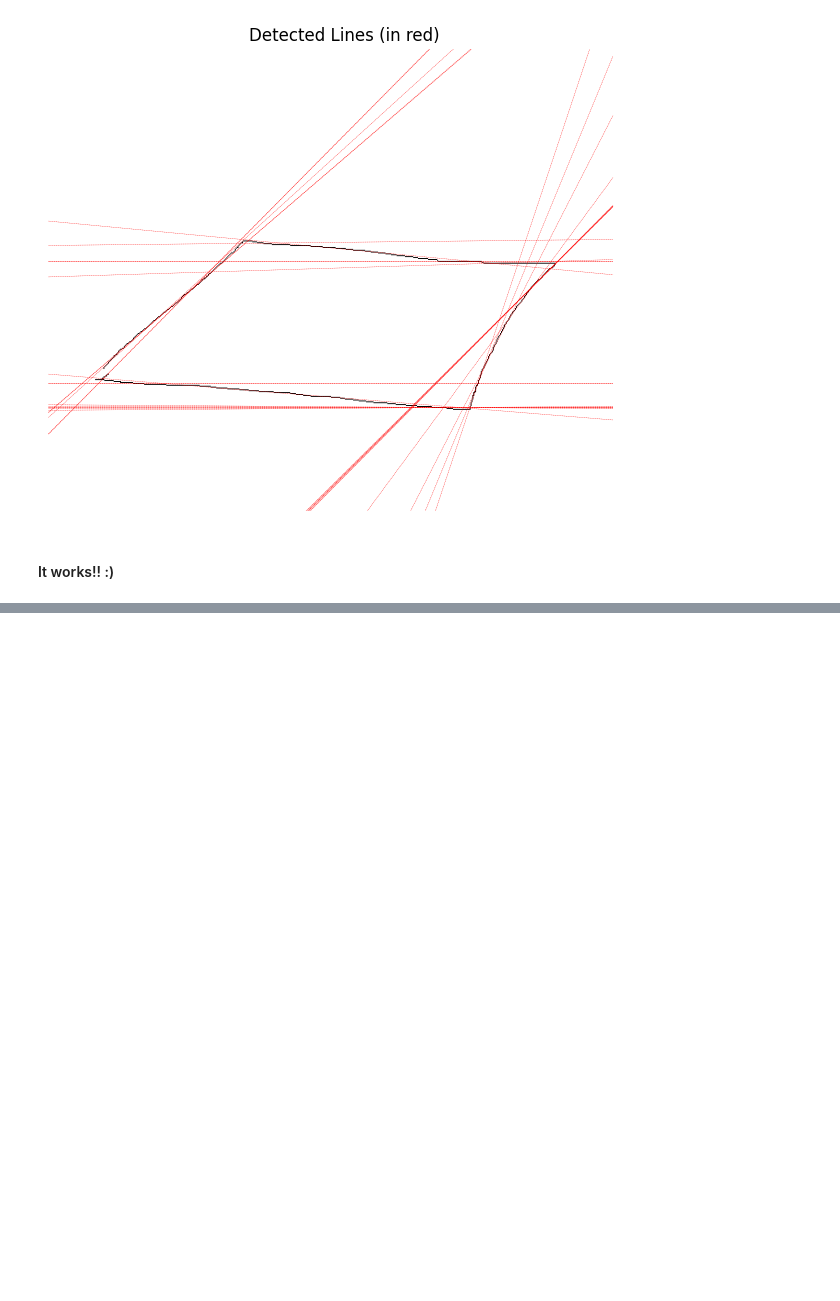
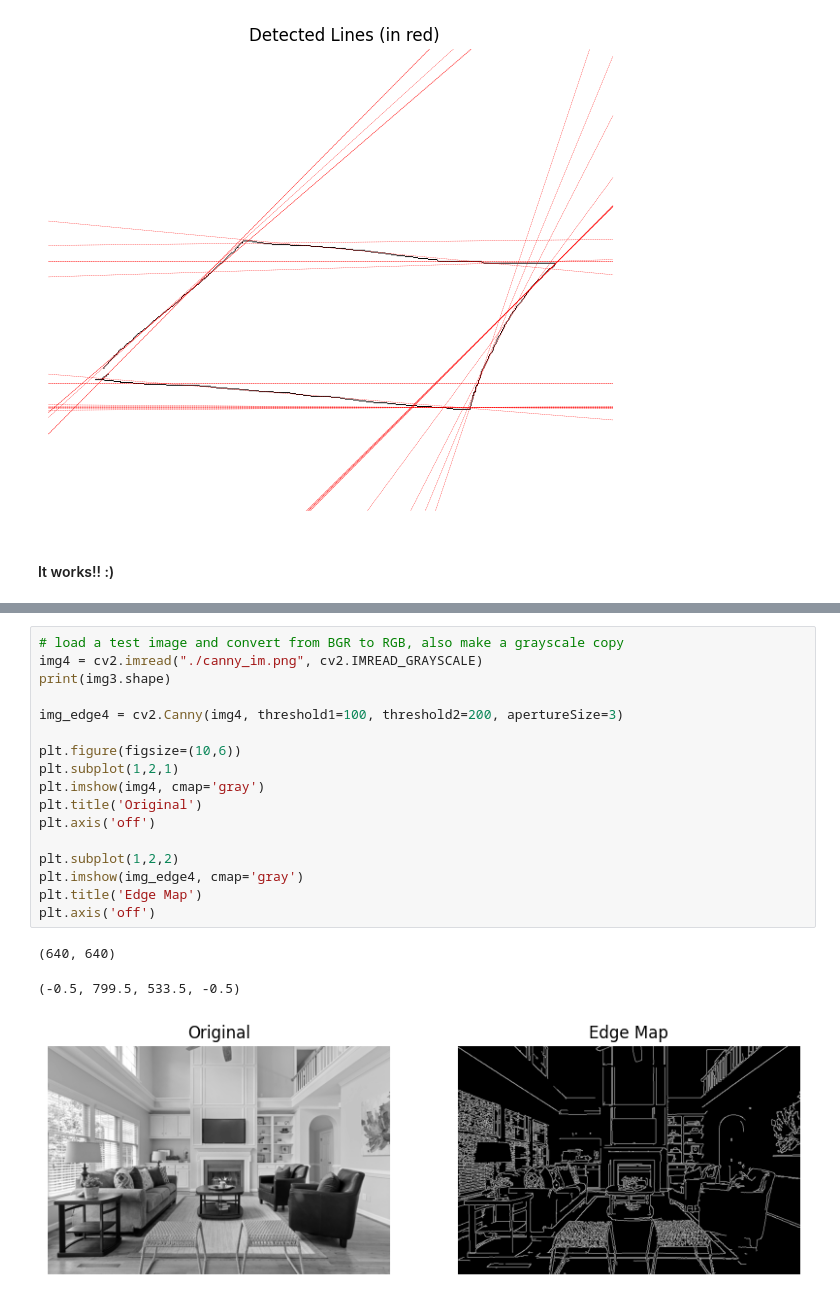
Before and after one commit to tsultan16/Computer_Vision, a Jupyter notebook: feature_detection/line_detection.ipynb, the cells around one changed output, grey strips where cells are left out. Saved outputs shown, nothing was run; the diff lists cells and outputs as text; blank space fills up the shorter version.

```diff
--- a/feature_detection/line_detection.ipynb
+++ b/feature_detection/line_detection.ipynb
@@ -463,0 +553,21 @@ a :0.0006283186134014534, b: 269.7999731151932
+# %%
+# load a test image and convert from BGR to RGB, also make a grayscale copy
+img4 = cv2.imread("./canny_im.png", cv2.IMREAD_GRAYSCALE)
+print(img3.shape)
+
+img_edge4 = cv2.Canny(img4, threshold1=100, threshold2=200, apertureSize=3)
+
+plt.figure(figsize=(10,6))
+plt.subplot(1,2,1)
+plt.imshow(img4, cmap='gray')
+plt.title('Original')
+plt.axis('off')
+
+plt.subplot(1,2,2)
+plt.imshow(img_edge4, cmap='gray')
+plt.title('Edge Map')
+plt.axis('off')
+# %% [output]
+(640, 640)
+(-0.5, 799.5, 533.5, -0.5)
+[figure, added]
```
Also changed, not shown: parts of 5 cells of this notebook.
